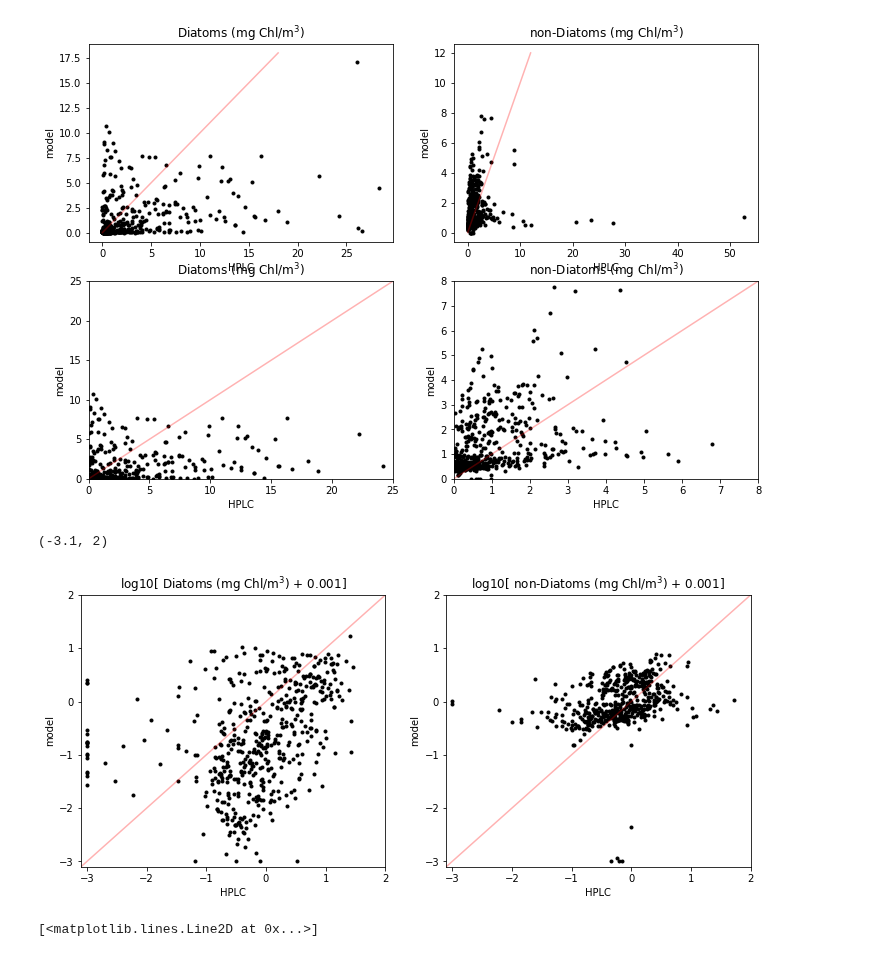
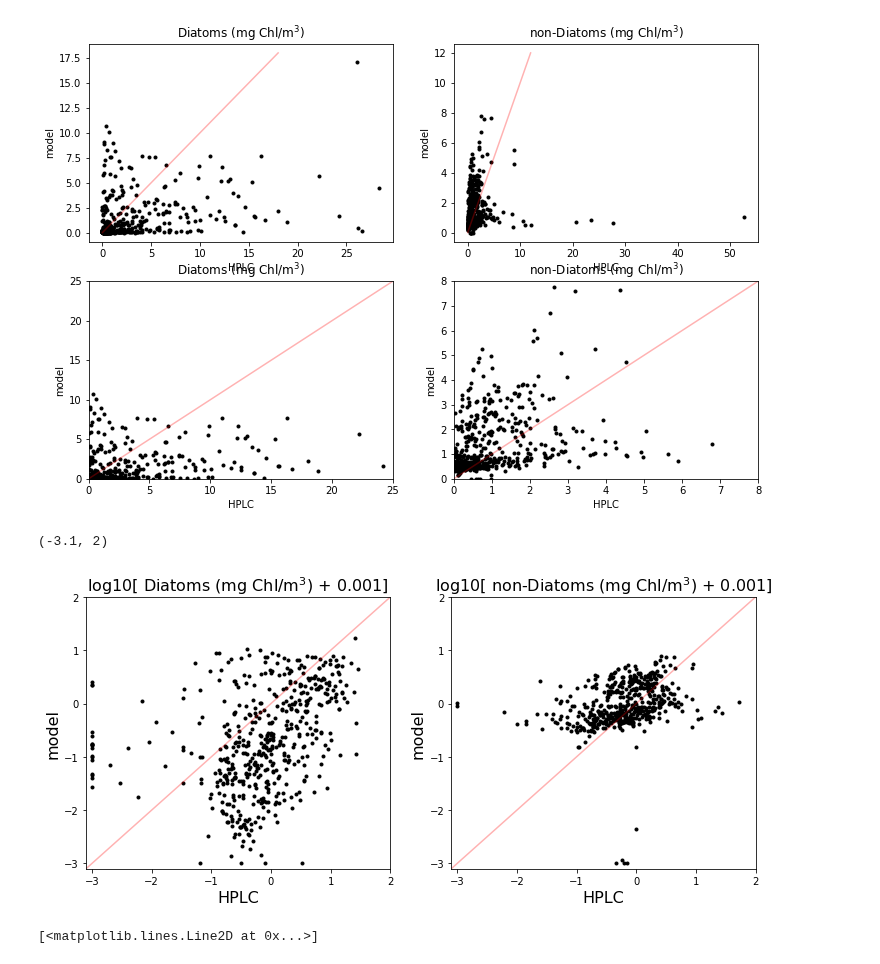
Before and after one commit to SalishSeaCast/analysis-elise-2, a Jupyter notebook: notebooks/NemcekHPLC/compHPLCModelFirstLook-201905.ipynb, the cells around one changed output. Drawn from its saved outputs; the diff is of its cells as text; code cells hidden in the pictures.

```diff
--- a/notebooks/NemcekHPLC/compHPLCModelFirstLook-201905.ipynb
+++ b/notebooks/NemcekHPLC/compHPLCModelFirstLook-201905.ipynb
@@ -150,23 +150,23 @@ def logt(x):
 # %%
 fig,ax=plt.subplots(1,2,figsize=(12,5))
 ax[0].plot(logt(data['Diatoms-1']+data['Diatoms-2']),logt(1.8*data['mod_diatoms']),'k.')
-ax[0].set_title('log10[ Diatoms (mg Chl/m$^3$) + 0.001]')
-ax[0].set_xlabel('HPLC')
-ax[0].set_ylabel('model')
+ax[0].set_title('log10[ Diatoms (mg Chl/m$^3$) + 0.001]',fontsize=16)
+ax[0].set_xlabel('HPLC',fontsize=16)
+ax[0].set_ylabel('model',fontsize=16)
 ax[0].set_xlim(-3.1,2)
 ax[0].set_ylim(-3.1,2)
 ax[0].plot((-6,3),(-6,3),'r-',alpha=.3)
 
 ax[1].plot(logt(data['other']),logt(1.8*(data['mod_flagellates']+data['mod_ciliates'])),'k.')
-ax[1].set_title('log10[ non-Diatoms (mg Chl/m$^3$) + 0.001]')
-ax[1].set_xlabel('HPLC')
-ax[1].set_ylabel('model')
+ax[1].set_title('log10[ non-Diatoms (mg Chl/m$^3$) + 0.001]',fontsize=16)
+ax[1].set_xlabel('HPLC',fontsize=16)
+ax[1].set_ylabel('model',fontsize=16)
 ax[1].plot((-6,3),(-6,3),'r-',alpha=.3)
 ax[1].set_xlim(-3.1,2)
 ax[1].set_ylim(-3.1,2)
 # %% [output]
 (-3.1, 2)
-[figure, old version]
+[figure, new version]
 # %%
 plt.plot(data['TchlA (ug/L)'],1.8*(data['mod_flagellates']+data['mod_ciliates']+data['mod_diatoms']),'k.')
 plt.title('Total Chlorophyll (ug/L)')
```
Also changed, not shown: 14 other files.
